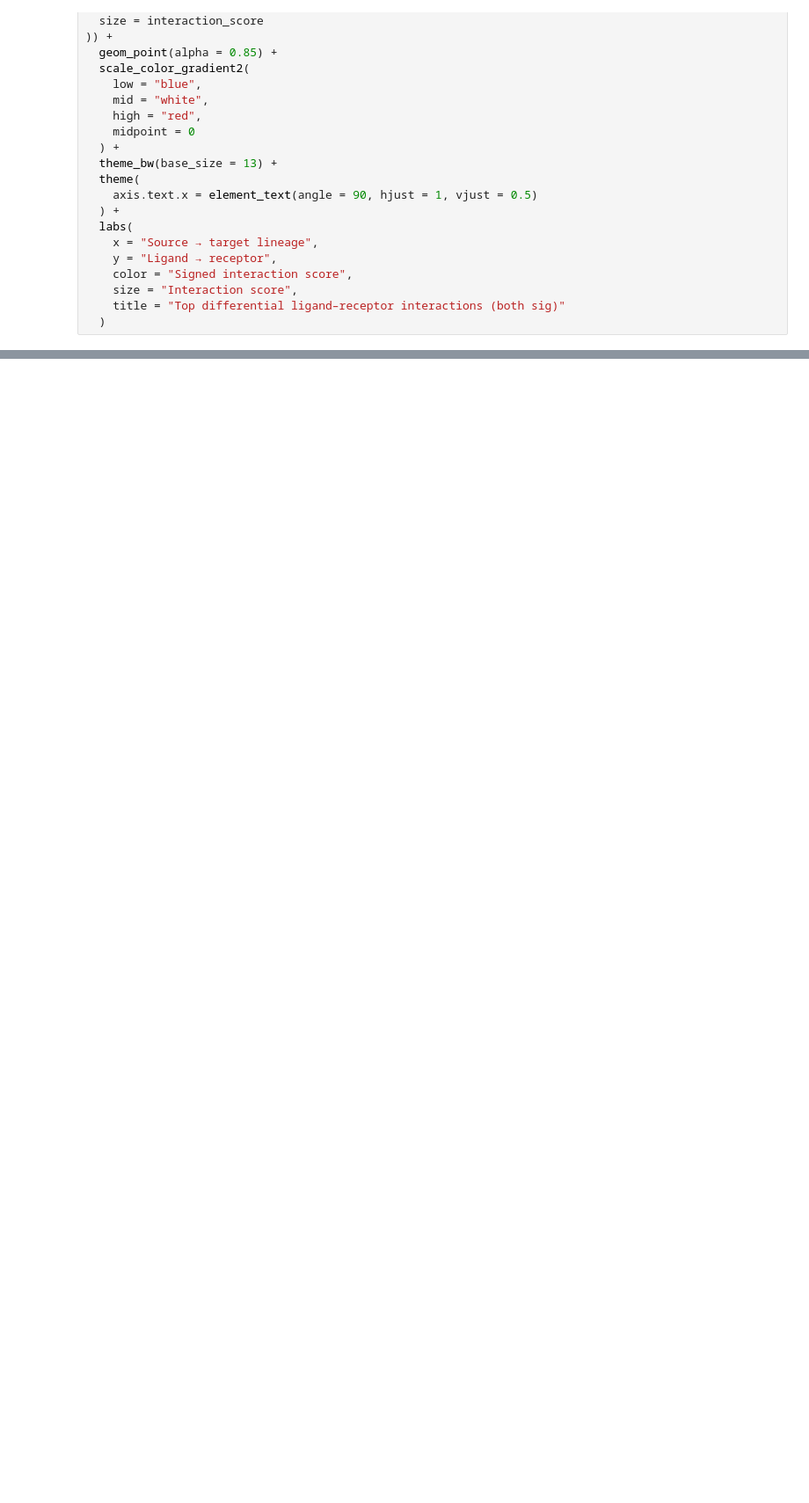
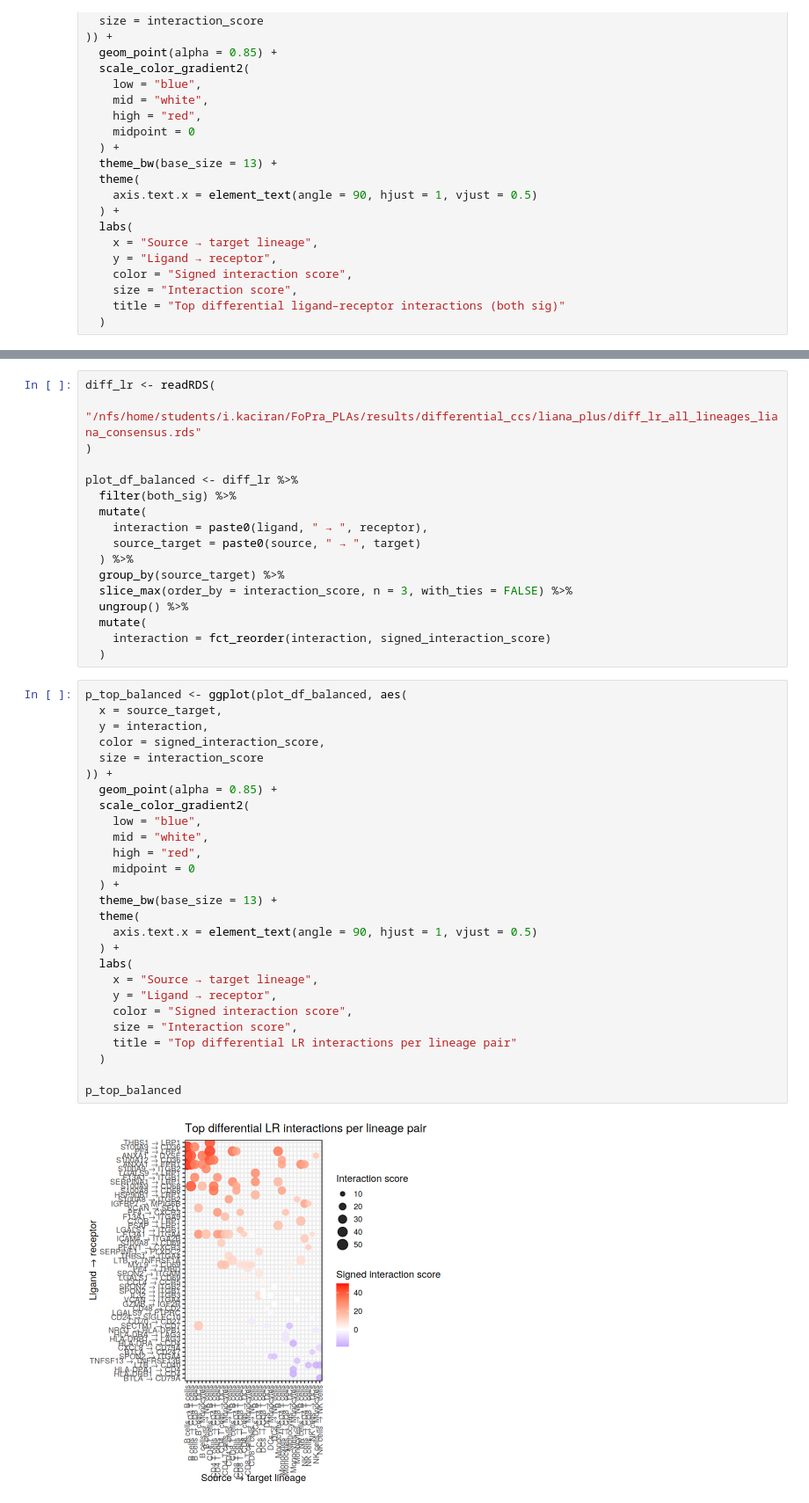
Before and after one commit to auredersch/FoPra_PLAs, a Jupyter notebook: notebooks/exploration_differential_ccs/liana_plus.ipynb, the cells around one changed output, grey strips where cells are left out. Shown at 88% size. Cells and saved outputs as stored; diff of their text form; blank space fills up the shorter version.

Commit message:
v2 liana plus

```diff
--- a/notebooks/exploration_differential_ccs/liana_plus.ipynb
+++ b/notebooks/exploration_differential_ccs/liana_plus.ipynb
@@ -1024,0 +975,46 @@ ggsave(
+# %%
+diff_lr <- readRDS(
+  "/nfs/home/students/i.kaciran/FoPra_PLAs/results/differential_ccs/liana_plus/diff_lr_all_lineages_liana_consensus.rds"
+)
+
+plot_df_balanced <- diff_lr %>%
+  filter(both_sig) %>%
+  mutate(
+    interaction = paste0(ligand, " → ", receptor),
+    source_target = paste0(source, " → ", target)
+  ) %>%
+  group_by(source_target) %>%
+  slice_max(order_by = interaction_score, n = 3, with_ties = FALSE) %>%
+  ungroup() %>%
+  mutate(
+    interaction = fct_reorder(interaction, signed_interaction_score)
+  )
+# %%
+p_top_balanced <- ggplot(plot_df_balanced, aes(
+  x = source_target,
+  y = interaction,
+  color = signed_interaction_score,
+  size = interaction_score
+)) +
+  geom_point(alpha = 0.85) +
+  scale_color_gradient2(
+    low = "blue",
+    mid = "white",
+    high = "red",
+    midpoint = 0
+  ) +
+  theme_bw(base_size = 13) +
+  theme(
+    axis.text.x = element_text(angle = 90, hjust = 1, vjust = 0.5)
+  ) +
+  labs(
+    x = "Source → target lineage",
+    y = "Ligand → receptor",
+    color = "Signed interaction score",
+    size = "Interaction score",
+    title = "Top differential LR interactions per lineage pair"
+  )
+
+p_top_balanced
+# %% [output]
+[figure, added]
```
Also changed, not shown: parts of 5 cells of this notebook, 4 other files.
